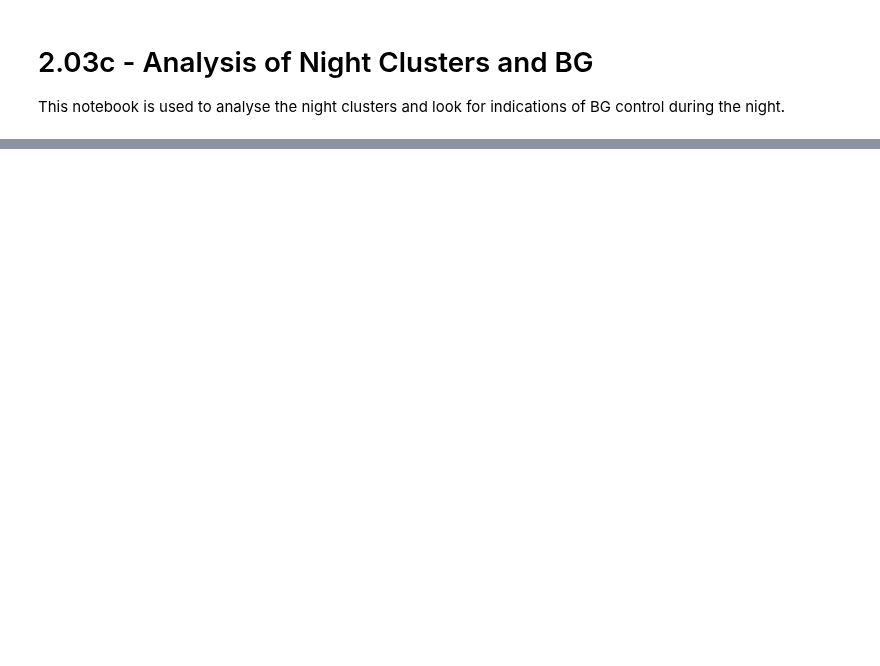
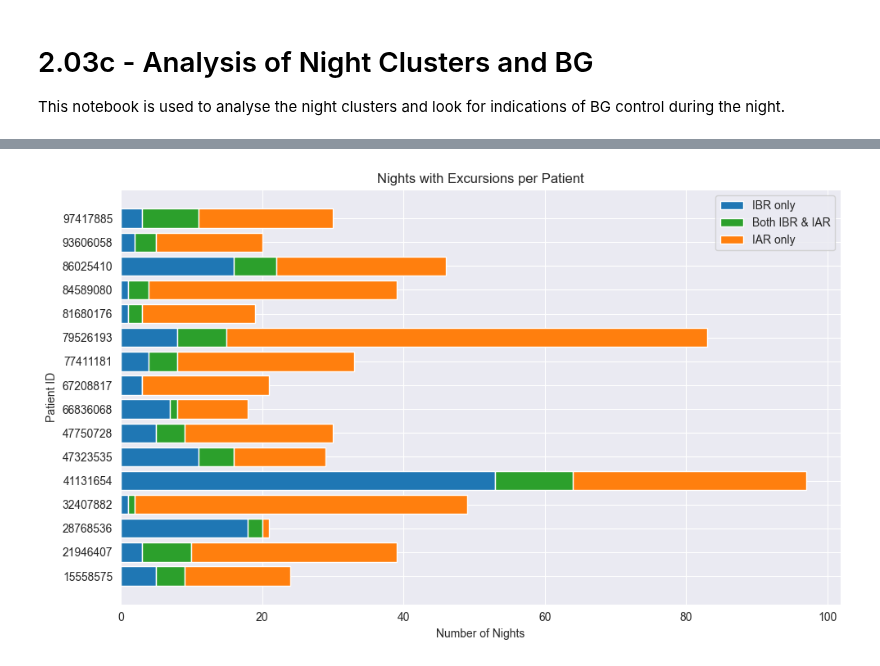
Before and after one commit to rdbrist/masters_project, a Jupyter notebook: notebooks/2.03c-rd-analysis-of-night-cluster-bg.ipynb, the cells around one changed output, grey strips where cells are left out. Saved outputs shown, nothing was run; the diff lists cells and outputs as text; code cells hidden in the pictures; blank space fills up the shorter version.

Commit message:
Looking at BG excursion data.

```diff
--- a/notebooks/2.03c-rd-analysis-of-night-cluster-bg.ipynb
+++ b/notebooks/2.03c-rd-analysis-of-night-cluster-bg.ipynb
@@ -127,0 +192,22 @@ Name: bg_excursion, dtype: int64
+# %%
+plot_df = summary[['nights_with_IBR', 'nights_with_IAR', 'nights_with_both_IBR_IAR']].copy()
+plot_df.index = summary.index  # Ensure patient IDs are the index
+
+fig, ax = plt.subplots(figsize=(10, 6))
+ids = plot_df.index.astype(str)
+bottom = None
+
+ax.barh(ids, plot_df['nights_with_IBR'], label='IBR only', color='#1f77b4')
+ax.barh(ids, plot_df['nights_with_both_IBR_IAR'],
+        left=plot_df['nights_with_IBR'],
+        label='Both IBR & IAR', color='#2ca02c')
+ax.barh(ids, plot_df['nights_with_IAR'], left=plot_df['nights_with_IBR'] + plot_df['nights_with_both_IBR_IAR'], label='IAR only', color='#ff7f0e')
+
+ax.set_xlabel('Number of Nights')
+ax.set_ylabel('Patient ID')
+ax.set_title('Nights with Excursions per Patient')
+ax.legend()
+plt.tight_layout()
+plt.show()
+# %% [output]
+[figure, added]
```
Also changed, not shown: parts of 14 cells of this notebook, 4 other files.
